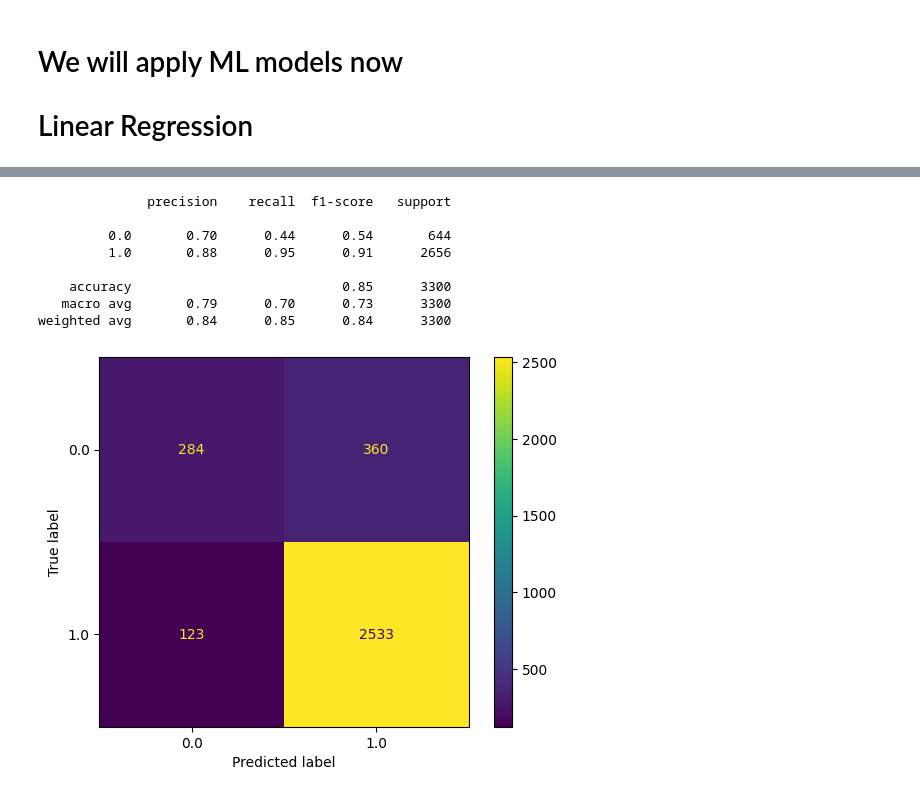
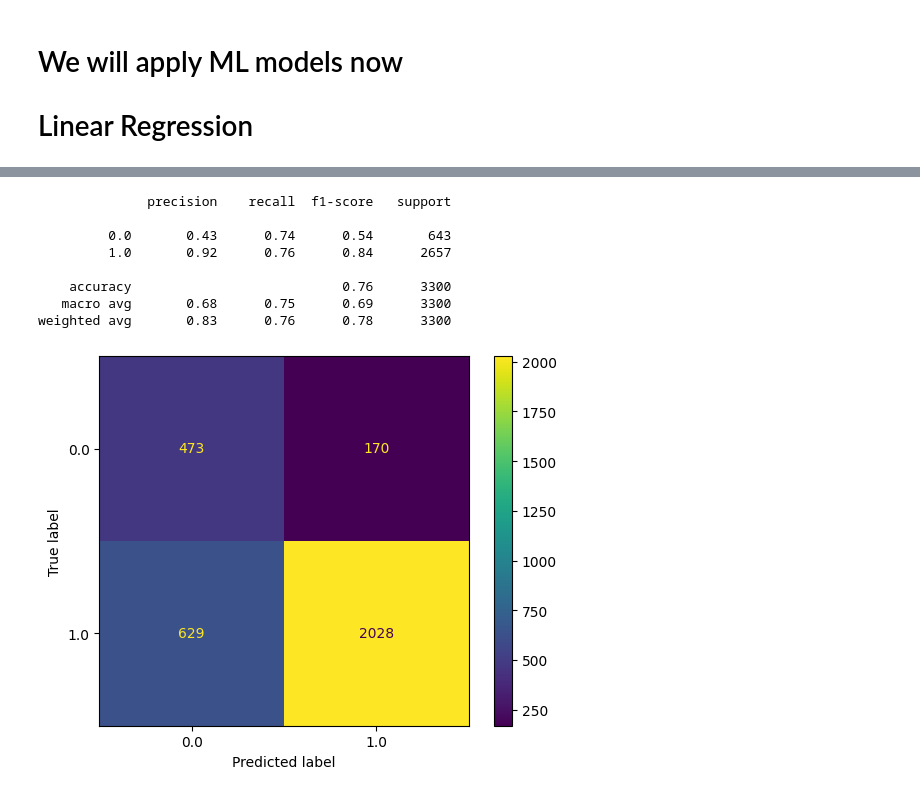
Before and after one commit to gauravbhatia-bit/Churn-Analysis, a Jupyter notebook: MachinelearningWeek2.ipynb, the cells around one changed output, grey strips where cells are left out. Saved outputs shown, nothing was run; the diff lists cells and outputs as text; code cells hidden in the pictures.

```diff
--- a/MachinelearningWeek2.ipynb
+++ b/MachinelearningWeek2.ipynb
@@ -412,7 +412,7 @@ print(X_test.shape)
 # %%
 from imblearn.over_sampling import SMOTE
 sm = SMOTE()
-X_res, y_res = sm.fit_resample(X_org,y_org)
+X_res, y_res = sm.fit_resample(X_train,y_train)
 df_res = pd.DataFrame(X_res, columns=df.columns)
 # %%
 df_res['retained'] = y_res
@@ -491,6 +491,10 @@ lr_clf = LogisticRegression()
 lr_clf.fit(X_res_scaled, y_res)
 y_pred = lr_clf.predict(X_test_scaled)
 #prediction
+if APPLY_SCALER:
+    X_test_scaled = scaler.transform(X_test)
+else:
+    X_test_scaled = X_test
 
 
 print(classification_report(y_test, y_pred))
@@ -515,6 +519,12 @@ knn_clf.fit(X_res_scaled, y_res)
 
 y_pred = knn_clf.predict(X_test_scaled)
 
+if APPLY_SCALER:
+    X_test_scaled = scaler.transform(X_test)
+else:
+    X_test_scaled = X_test
+
+
 print(classification_report(y_test, y_pred))
 
 if SHOW_CONFMATRIX:
@@ -531,25 +542,30 @@ weighted avg       0.89      0.88      0.88      3300
 # %%
 # choose one and stick with it
 Dt_clf = DecisionTreeClassifier(max_depth=5, min_samples_split=10, min_samples_leaf=5)
 
 # fit the model
 Dt_clf.fit(X_res_scaled, y_res)  # ← you were missing this!
 
 # predict
 y_pred = Dt_clf.predict(X_test_scaled)
 
+if APPLY_SCALER:
+    X_test_scaled = scaler.transform(X_test)
+else:
+    X_test_scaled = X_test
+
 # evaluate
 print(classification_report(y_test, y_pred))
 
 if SHOW_CONFMATRIX:
     ConfusionMatrixDisplay.from_estimator(Dt_clf, X_test_scaled, y_test)  # use scaled ✅
 # %% [output]
               precision    recall  f1-score   support
 
-         0.0       0.70      0.44      0.54       644
-         1.0       0.88      0.95      0.91      2656
+         0.0       0.43      0.74      0.54       643
+         1.0       0.92      0.76      0.84      2657
 
-    accuracy                           0.85      3300
-   macro avg       0.79      0.70      0.73      3300
-weighted avg       0.84      0.85      0.84      3300
+    accuracy                           0.76      3300
+   macro avg       0.68      0.75      0.69      3300
+weighted avg       0.83      0.76      0.78      3300
-[figure, old version]
+[figure, new version]
```
Also changed, not shown: parts of 9 cells of this notebook.
